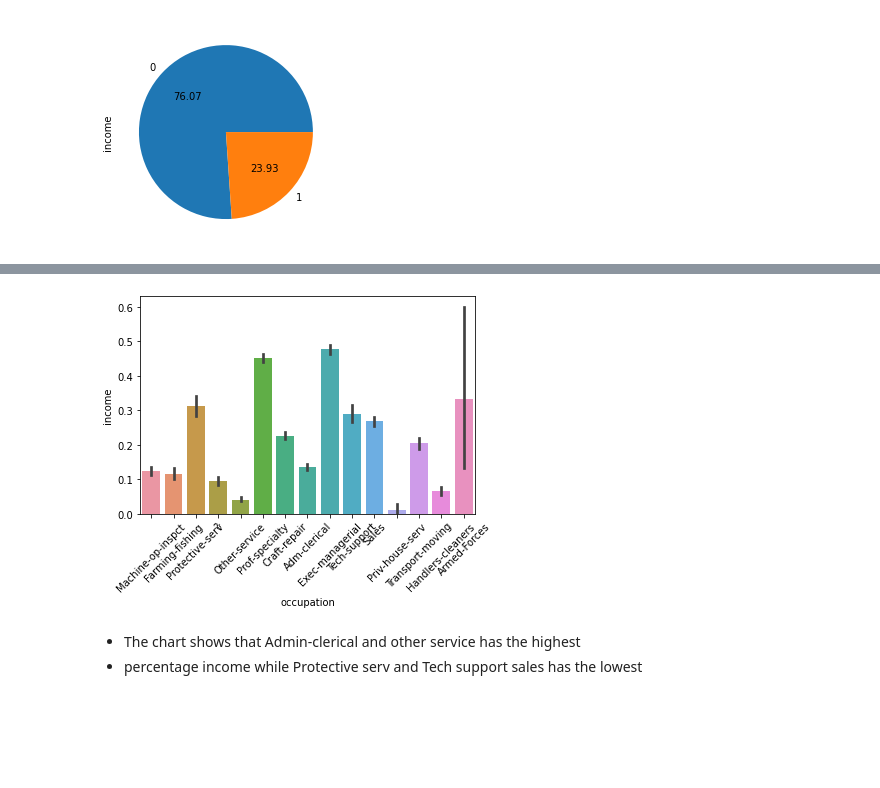
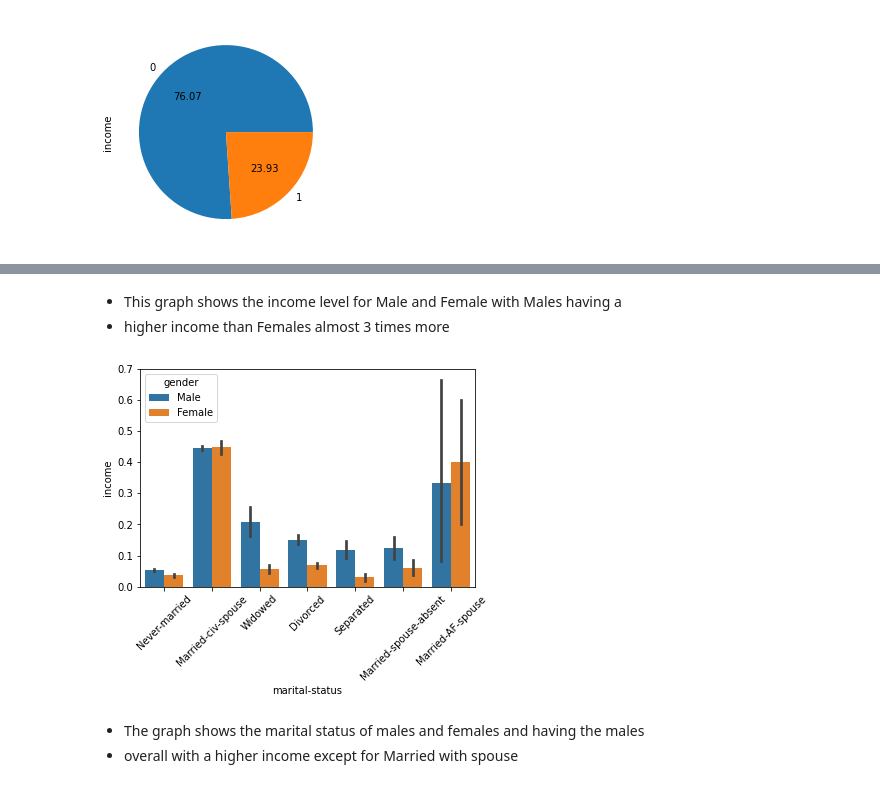
Before and after one commit to krheams60/Sales-predictions, a Jupyter notebook: Project2_Part3_Ken_Rheams.ipynb, the cells around one changed output, grey strips where cells are left out. Saved outputs shown, nothing was run; the diff lists cells and outputs as text; code cells hidden in the pictures; blank space fills up the shorter version.

```diff
--- a/Project2_Part3_Ken_Rheams.ipynb
+++ b/Project2_Part3_Ken_Rheams.ipynb
@@ -153,9 +133,11 @@ plt.show()
+# %% [markdown]
+ - This graph shows the income level for Male and Female with Males having a
+ - higher income than Females almost 3 times more
 # %%
-# The chart shows income percent per occupation
-sns.barplot(data = df, x = 'occupation', y = 'income')
+sns.barplot(data=df, x="marital-status", y="income", hue="gender")
 plt.xticks(rotation = 45);
 # %% [output]
-[figure, old version]
+[figure, new version]
-# %% [markdown]
- - The chart shows that Admin-clerical and other service has the highest
- - percentage income while Protective serv and Tech support sales has the lowest
+# %% [markdown]
+ - The graph shows the marital status of males and females and having the males
+ - overall with a higher income except for Married with spouse
```
Also changed, not shown: parts of 34 cells of this notebook.
